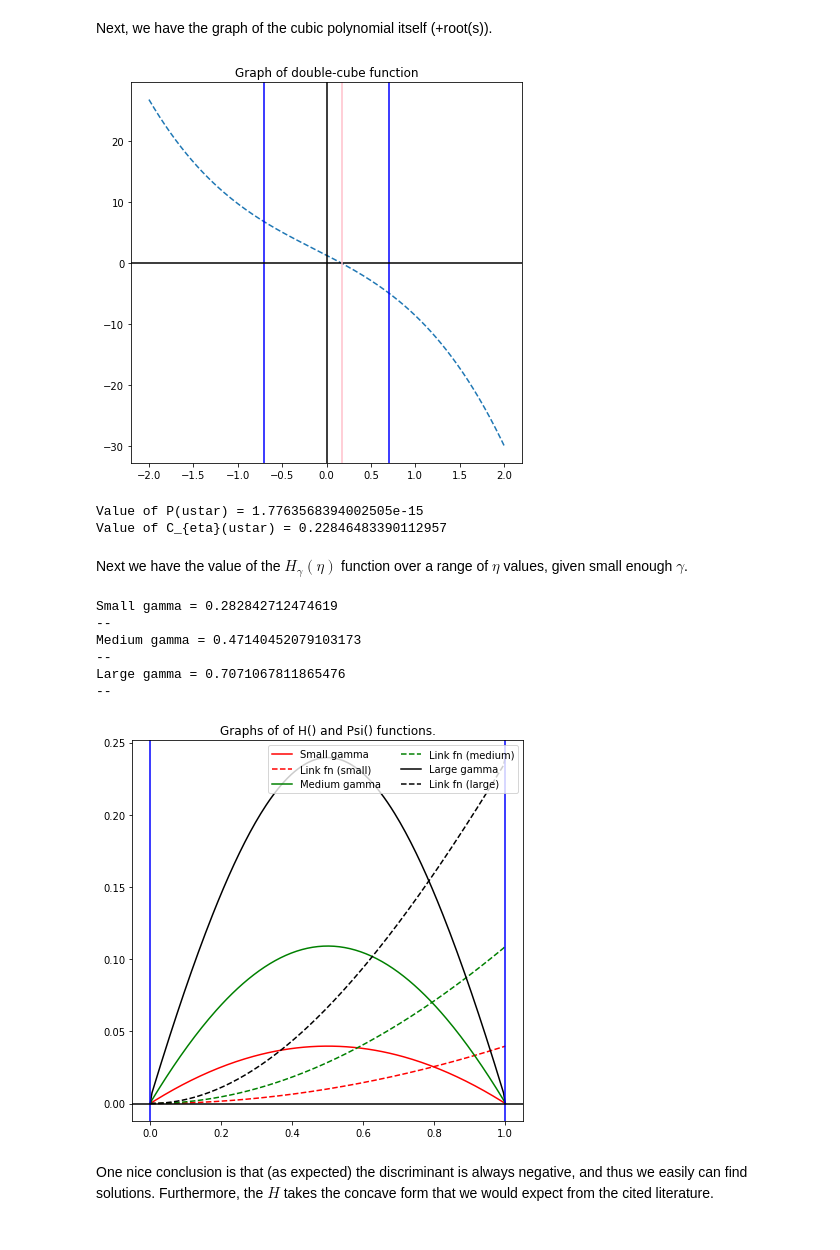
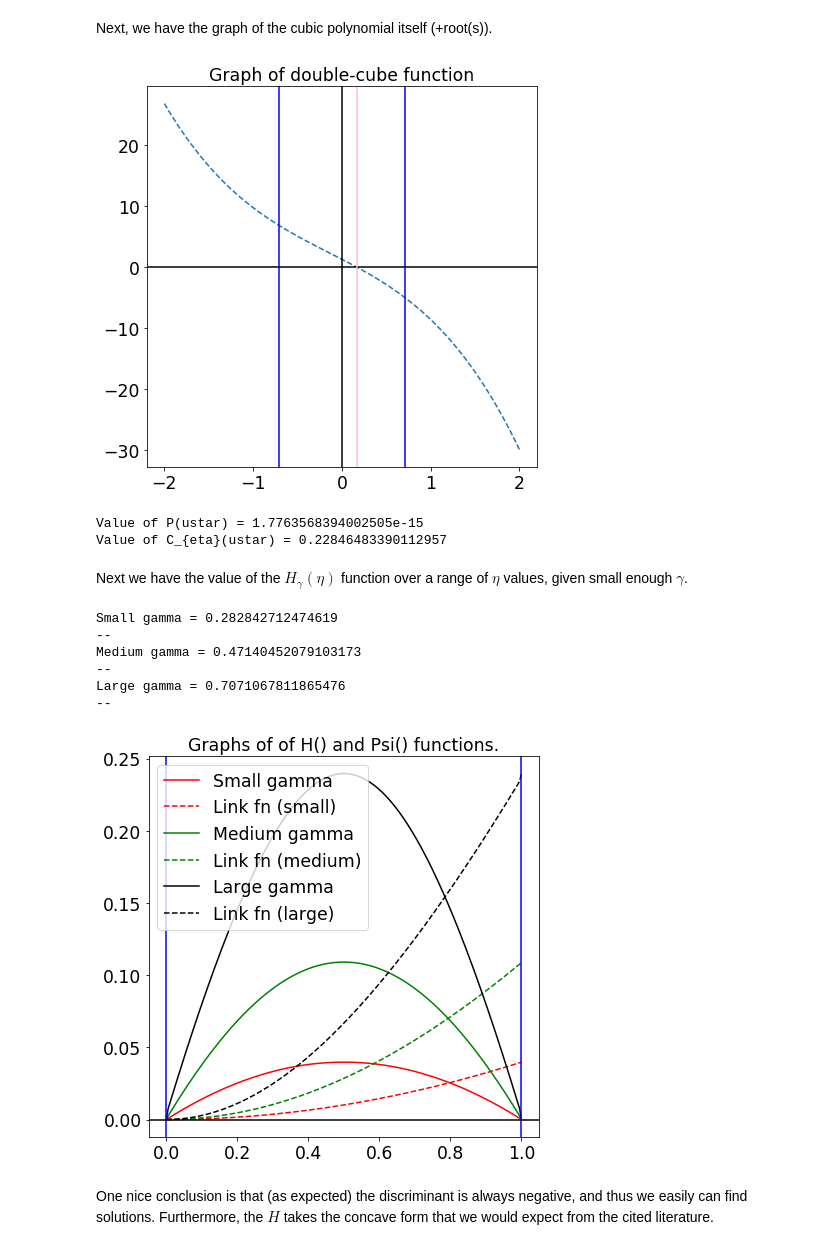
Before and after one commit to feedbackward/catcube, a Jupyter notebook: notebook.ipynb, the cells around one changed output. Cells and saved outputs as stored; diff of their text form; code cells hidden in the pictures.

```diff
--- a/notebook.ipynb
+++ b/notebook.ipynb
@@ -42,3 +42,6 @@ import linker as lnk
 # Image setup.
 saveImages = True
 imgDir = "img/"
+
+# Font size setup.
+FONTSIZE = "xx-large"
@@ -73,16 +110,17 @@ for i in range(len(gamvals)):
     print("--")
 
     ax_1.semilogy(eta_range, -discrimvals, "-", label=gamlabel)
+    ax_1.tick_params(labelsize=FONTSIZE)
 
-plt.title("Log-scale Graph of (-1)*discriminant of double-cube")
-plt.xlabel("Value of eta")
+plt.title("Log-scale Graph of (-1)*discriminant of double-cube", size=FONTSIZE)
+plt.xlabel("Value of eta", size=FONTSIZE)
 plt.axvline(x=0.0, color="blue")
 plt.axvline(x=1.0, color="blue")
-ax_1.legend(loc=1,ncol=2)
+ax_1.legend(loc=1,ncol=1, fontsize=FONTSIZE)
 plt.show()
 
 if saveImages:
-    myfig.savefig(imgDir+"discrimvals_doublecube.pdf")
+    myfig.savefig(imgDir+"discrimvals_doublecube.pdf", bbox_inches="tight")
 # %% [output]
 Small gamma = 0.1414213562373095
 max = -923.791209089676 min = -88739014952.46182
@@ -118,7 +156,8 @@ if ( len(rootvals) == 1 ):
 
 ax_1 = myfig.add_subplot(1,1,1)
 ax_1.plot(xvals, yvals, "--")
-plt.title("Graph of double-cube function")
+ax_1.tick_params(labelsize=FONTSIZE)
+plt.title("Graph of double-cube function", size=FONTSIZE)
 plt.axvline(x=gamval, color="blue")
 plt.axvline(x=(-gamval), color="blue")
 plt.axvline(x=0.0, color="black")
@@ -131,9 +170,9 @@ print("Value of P(ustar) =", lnk.cube(x=rootval, a=myA, b=myB, c=myC, d=myD))
 print("Value of C_{eta}(ustar) =", lnk.condPhiRisk(u=rootval, eta=etaval, gam=gamval))
 
 if saveImages:
-    myfig.savefig(imgDir+"graph_doublecube.pdf")
+    myfig.savefig(imgDir+"graph_doublecube.pdf", bbox_inches="tight")
 # %% [output]
-[figure, old version]
+[figure, new version]
 Value of P(ustar) = 1.7763568394002505e-15
 Value of C_{eta}(ustar) = 0.22846483390112957
 # %% [markdown]
@@ -153,37 +192,38 @@ linklabels = ["Link fn (small)",
               "Link fn (large)"]
 
 for i in range(len(gamvals)):
 
     gamval = gamvals[i]
     gamlabel = gamlabels[i]
     gamcolour = gamcolours[i]
     linklabel = linklabels[i]
 
     print(gamlabel, "=", gamval)
     print("--")
 
     Hvals = lnk.Hfn(eta=eta_range, gam=gamval)
     linkvals = lnk.linkfn(theta=eta_range, gam=gamval)
     ax_1.plot(eta_range, Hvals, "-", label=gamlabel, color=gamcolour)
     ax_1.plot(eta_range, linkvals, "--", label=linklabel, color=gamcolour)
+    ax_1.tick_params(labelsize=FONTSIZE)
 
 plt.axvline(x=0.0, color="blue")
 plt.axvline(x=1.0, color="blue")
 plt.axhline(y=0, color="black")
-plt.title("Graphs of of H() and Psi() functions.")
-ax_1.legend(loc=1,ncol=2)
+plt.title("Graphs of of H() and Psi() functions.", size=FONTSIZE)
+ax_1.legend(loc=2,ncol=1, fontsize=FONTSIZE)
 plt.show()
 
 if saveImages:
-    myfig.savefig(imgDir+"Hfn_Linkfn_simplecase.pdf")
+    myfig.savefig(imgDir+"Hfn_Linkfn_simplecase.pdf", bbox_inches="tight")
 # %% [output]
 Small gamma = 0.282842712474619
 --
 Medium gamma = 0.47140452079103173
 --
 Large gamma = 0.7071067811865476
 --
-[figure, old version]
+[figure, new version]
 # %% [markdown]
 One nice conclusion is that (as expected) the discriminant is always negative, and thus we easily can find solutions. Furthermore, the $H$ takes the concave form that we would expect from the cited literature.
 # %% [markdown]
```
Also changed, not shown: parts of 17 cells of this notebook, 3 other files.
